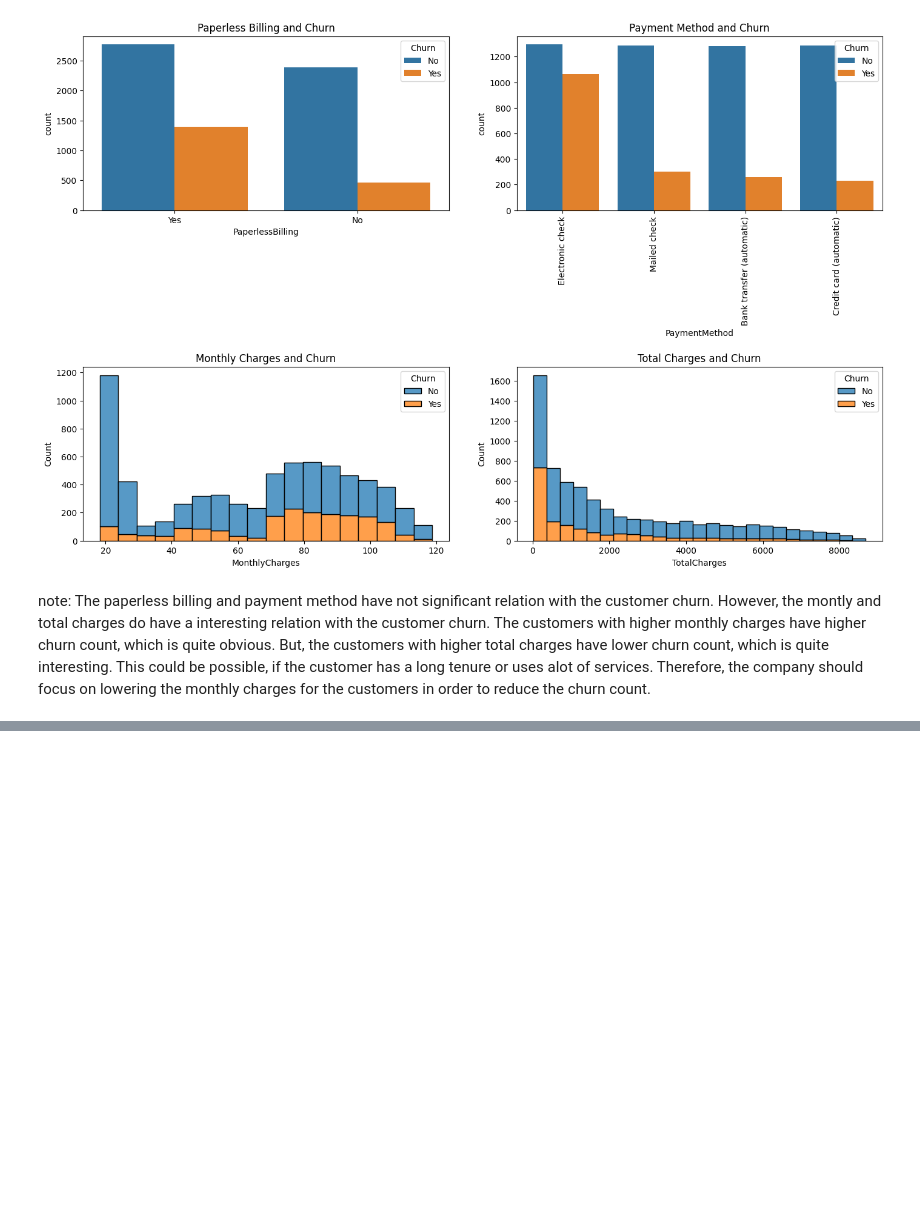
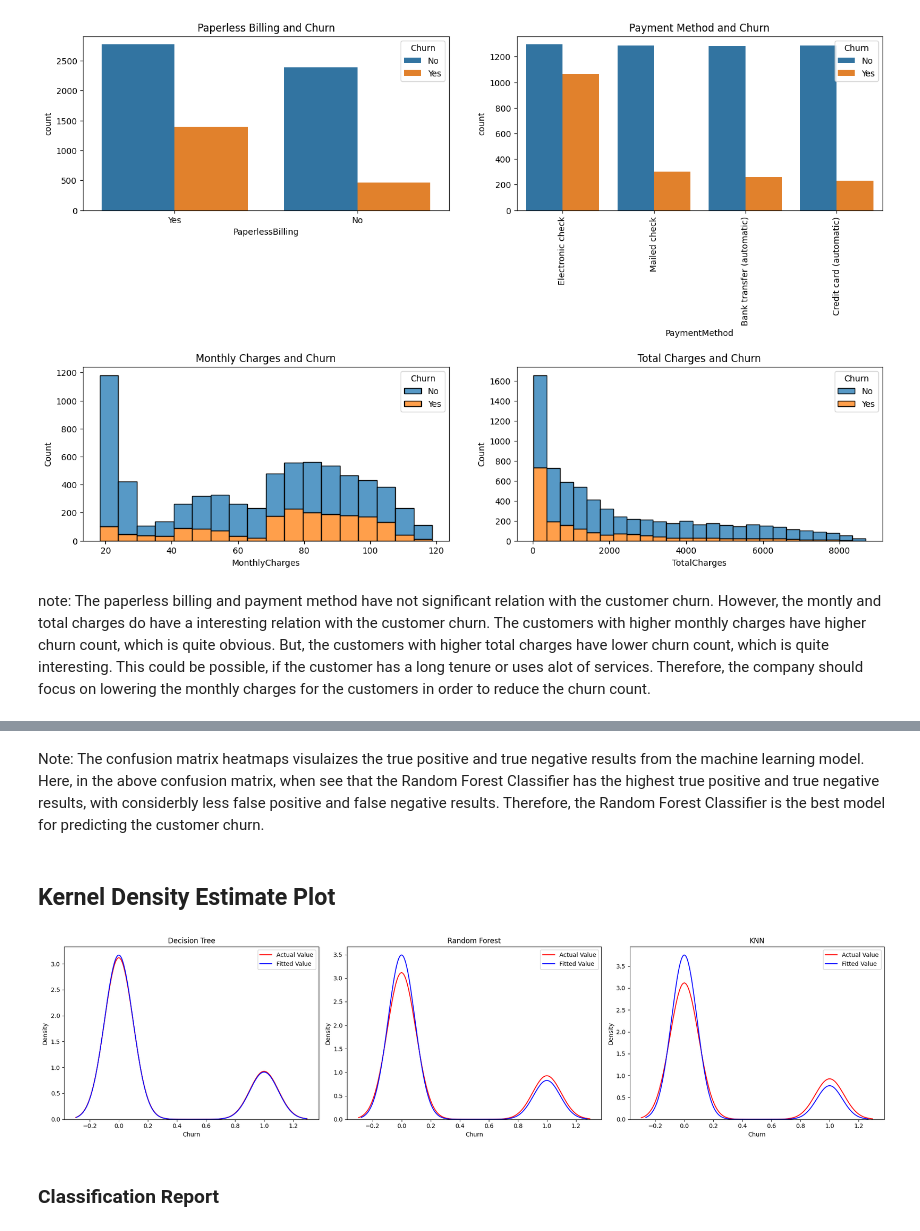
Before and after one commit to salomonzambrano/Portfolio-focused-on-Data-Science-, a Jupyter notebook: notebooks/Telecom Customer Churn Prediction.ipynb, the cells around one changed output, grey strips where cells are left out. Cells and saved outputs as stored; diff of their text form; code cells hidden in the pictures; blank space fills up the shorter version.

```diff
--- a/notebooks/Telecom Customer Churn Prediction.ipynb
+++ b/notebooks/Telecom Customer Churn Prediction.ipynb
@@ -345,0 +406,3 @@ note: The paperless billing and payment method have not significant relation wit
+# %%
+from sklearn.model_selection import train_test_split
+X_train, X_test, y_train, y_test =train_test_split(df.drop(columns='Churn'), df['Churn'], test_size=0.2, random_state=42)
@@ -345,0 +546,23 @@ note: The paperless billing and payment method have not significant relation wit
+# %% [markdown]
+Note: The confusion matrix heatmaps visulaizes the true positive and true negative results from the machine learning model. Here, in the above confusion matrix, when see that the Random Forest Classifier has the highest true positive and true negative results, with considerbly less false positive and false negative results. Therefore, the Random Forest Classifier is the best model for predicting the customer churn.
+# %% [markdown]
+## Kernel Density Estimate Plot
+# %%
+fig, ax = plt.subplots(1,3, figsize=(20,5))
+#Decision Tree.
+sns.kdeplot(y_test, color="r", label="Actual Value", ax=ax[0]).set_title('Decision Tree')
+sns.kdeplot(d_pred, color="b", label="Fitted Value", ax=ax[0])
+
+#Random Forest.
+sns.kdeplot(y_test , color="r", label="Actual Value", ax=ax[1]).set_title('Random Forest')
+sns.kdeplot(r_pred , color="b", label="Fitted Value", ax=ax[1])
+#kNN.
+sns.kdeplot(y_test, color="r", label="Actual Value", ax=ax[2]).set_title('KNN')
+sns.kdeplot(k_pred, color="b", label="Fitted Value", ax=ax[2])
+for a in ax:
+    a.legend()
+plt.tight_layout()
+# %% [output]
+[figure, added]
+# %% [markdown]
+### Classification Report
```
Also changed, not shown: parts of 39 cells of this notebook, 1 other file.
